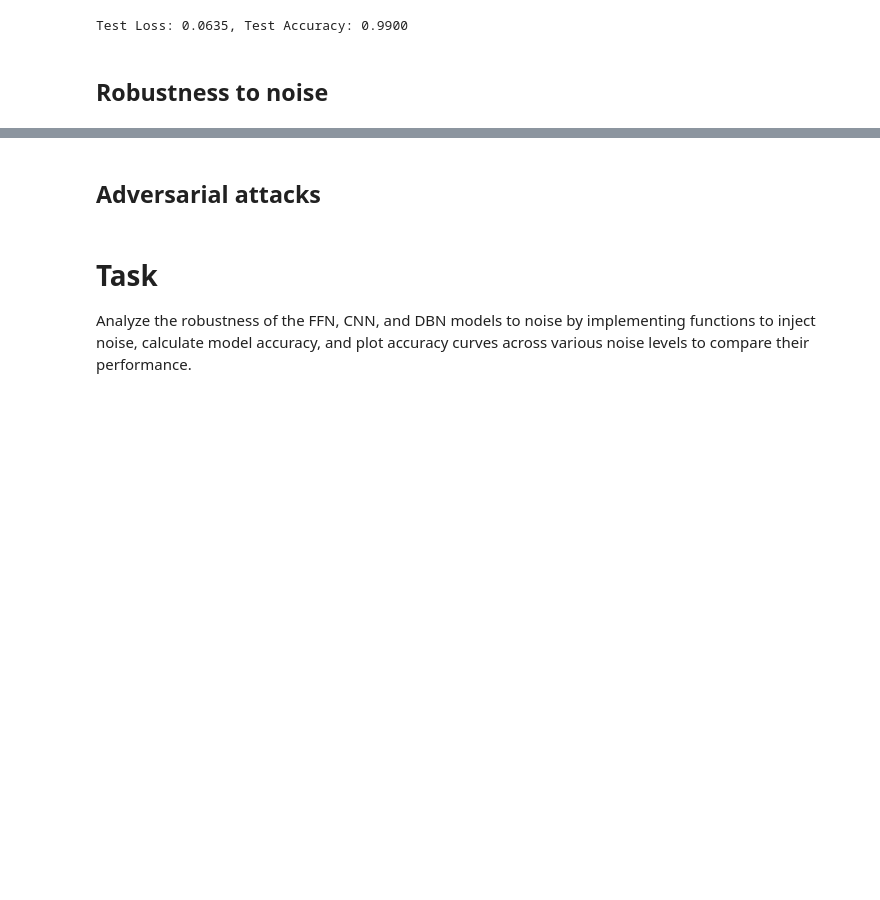
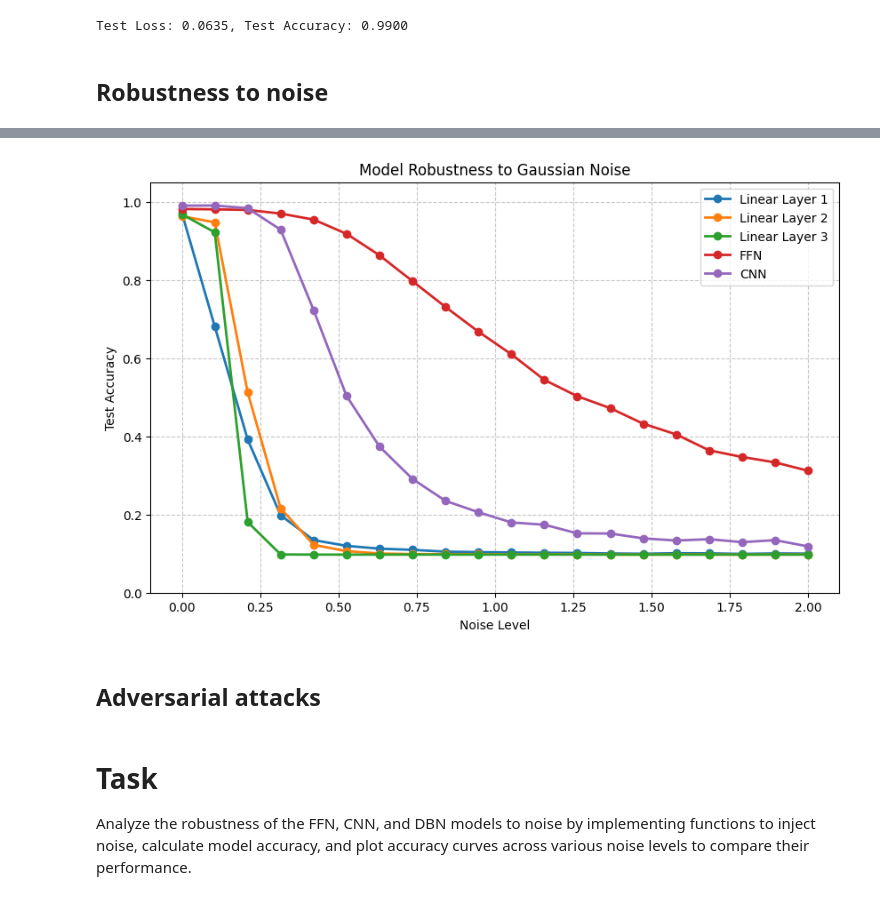
Before and after one commit to pavelihno/cognition-computation-project, a Jupyter notebook: notebook.ipynb, the cells around one changed output, grey strips where cells are left out. Saved outputs shown, nothing was run; the diff lists cells and outputs as text; code cells hidden in the pictures; blank space fills up the shorter version.

```diff
--- a/notebook.ipynb
+++ b/notebook.ipynb
@@ -1042,3 +1037,65 @@ print(ffn_accuracy)
+# %%
+noise_levels = np.linspace(0, 2, 20)
+
+linear_accuracies = []
+ffn_accuracies = []
+cnn_accuracies = []
+
+for noise_level in noise_levels:
+    noise_test_ds, noise_test_loader, noise_test_data, noise_test_targets = get_noisy_data(
+        mnist_test_ds, batch_size=batch_size, train_flag=False,
+        noise_level=noise_level
+    )
+
+    _linear_accuracies = test_linear_layers(
+        linear_layer_dicts=linear_layers,
+        test_data=noise_test_data,
+        test_labels=noise_test_targets,
+        device=device,
+        print_output=False
+    )
+
+    _, _ffn_accuracy = test_model(
+        model=ffn_model,
+        test_loader=noise_test_loader,
+        criterion_cls=nn.CrossEntropyLoss,
+        criterion_params={},
+        device=device,
+        print_output=False
+    )
+
+    _, _cnn_accuracy = test_model(
+        model=cnn_model,
+        test_loader=noise_test_loader,
+        criterion_cls=nn.CrossEntropyLoss,
+        criterion_params={},
+        device=device,
+        print_output=False
+    )
+
+    linear_accuracies.append(_linear_accuracies)
+    ffn_accuracies.append(_ffn_accuracy)
+    cnn_accuracies.append(_cnn_accuracy)
+
+plt.figure(figsize=(10, 6))
+
+lin_acc_np = np.array(linear_accuracies)
+num_layers = lin_acc_np.shape[1]
+for i in range(num_layers):
+    plot_noise_robustness_curve(
+        noise_levels,
+        lin_acc_np[:, i],
+        label=f'Linear Layer {i+1}'
+    )
+
+plot_noise_robustness_curve(noise_levels, ffn_accuracies, label='FFN')
+
+plot_noise_robustness_curve(noise_levels, cnn_accuracies, label='CNN')
+
+plt.legend(loc='best')
+plt.show()
+# %% [output]
+[figure, added]
 # %% [markdown]
 ## Adversarial attacks
 # %% [markdown]
```
Also changed, not shown: parts of 5 cells of this notebook.
